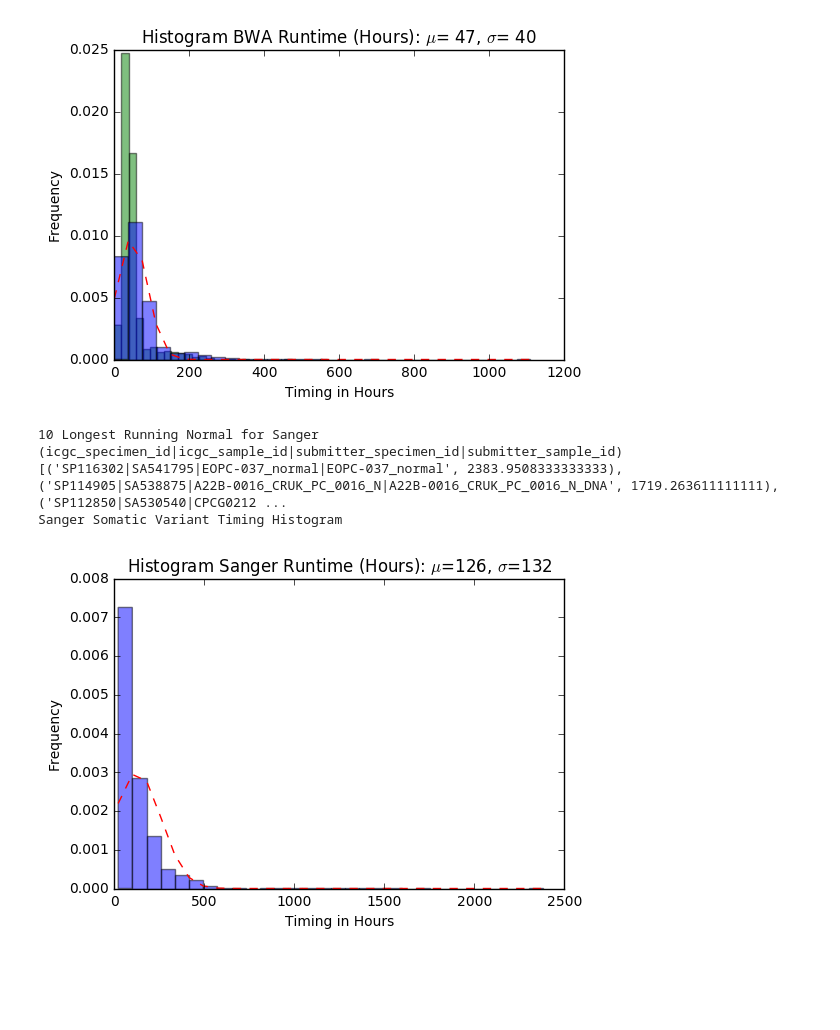
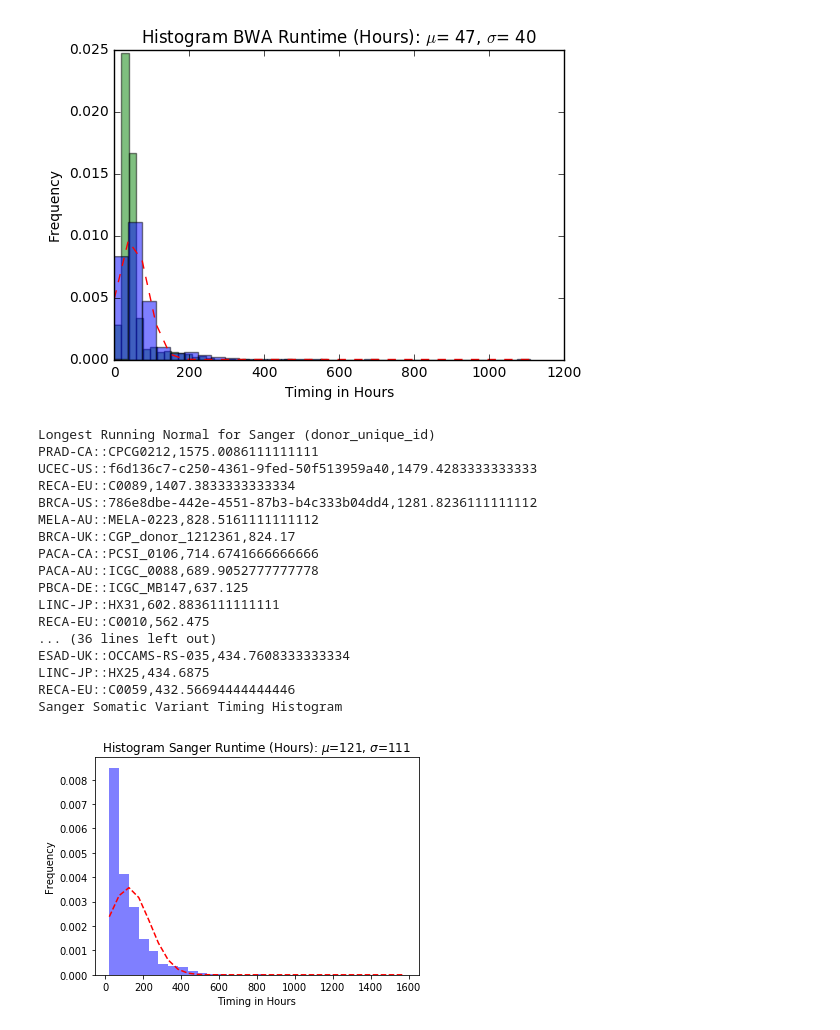
Before and after one commit to ICGC-TCGA-PanCancer/pcawg-infrastructure-paper, a Jupyter notebook: pcawg-infrastructure-paper.ipynb, the cells around one changed output. Saved outputs shown, nothing was run; the diff lists cells and outputs as text; code cells hidden in the pictures; blank space fills up the shorter version.

Commit message:
adding code to filter out multi-tumor donors from the list of longest runtimes

```diff
--- a/pcawg-infrastructure-paper.ipynb
+++ b/pcawg-infrastructure-paper.ipynb
@@ -132,6 +132,7 @@ import json
 import statistics
 import traceback
 import sys
+import operator
 
 # file content
 file_content = ""
@@ -155,6 +156,16 @@ buf = BytesIO( response.read())
 f = gzip.GzipFile(fileobj=buf)
 file_content += f.read()
 
+# multi-tumor
+multi_tumor = {}
+multi_tumor_list = 'https://raw.githubusercontent.com/ICGC-TCGA-PanCancer/pcawg-infrastructure-paper/develop/donor_multitumor.txt'
+response = urllib.request.urlopen(multi_tumor_list)
+data = response.read()      # a `bytes` object
+text = data.decode('utf-8') # a `str`
+for line in text.splitlines():
+    line.rstrip("\n\r")
+    multi_tumor[line] = True
+
 # Sanger Analysis
 timing_list = []
 
@@ -167,48 +178,70 @@ for line in file_content.splitlines():
     #print (type(json_struct['variant_calling_results']['sanger_variant_calling']['workflow_details']['variant_timing_metrics']))
     #print (json_struct['variant_calling_results']['sanger_variant_calling']['workflow_details']['variant_timing_metrics'].keys())
     try:
+        donor_unique_id = json_struct['donor_unique_id']
+        if donor_unique_id in multi_tumor.keys():
+            #print ("MULTITUMOR FOUND!!!")
+            continue
         submitter_specimen_id = json_struct['normal_specimen']['submitter_specimen_id']
         submitter_sample_id = json_struct['normal_specimen']['submitter_sample_id']
         icgc_specimen_id = json_struct['normal_specimen']['icgc_specimen_id']
         icgc_sample_id = json_struct['normal_specimen']['icgc_sample_id']
-        name_str = icgc_specimen_id+"|"+icgc_sample_id+"|"+submitter_specimen_id+"|"+submitter_sample_id
+        #name_str = icgc_specimen_id+"|"+icgc_sample_id+"|"+submitter_specimen_id+"|"+submitter_sample_id
+        name_str = donor_unique_id
         sanger_timing = 0
         timing = json_struct['variant_calling_results']['sanger_variant_calling']['workflow_details']['variant_timing_metrics']['workflow']['Wall_s']
         #print ("TIMING: " + str(timing))
         sanger_timing += timing
         #print(bwa_normal_timing)
         timing_list.append(sanger_timing/60/60)
         sorted_timing[name_str] = sanger_timing/60/60
     except:
         pass
 
-print("10 Longest Running Normal for Sanger (icgc_specimen_id|icgc_sample_id|submitter_specimen_id|submitter_sample_id)")
+#print("10 Longest Running Normal for Sanger (icgc_specimen_id|icgc_sample_id|submitter_specimen_id|submitter_sample_id)")
+print("Longest Running Normal for Sanger (donor_unique_id)")
 sorted_t = sorted(sorted_timing.items(), key=operator.itemgetter(1), reverse=True)
-print (sorted_t[:10])
+topn = sorted_t[:50]
+for item in topn:
+    print (item[0]+","+str(item[1]))
 print("Sanger Somatic Variant Timing Histogram")
 #print(bwa_normal_timing_list)
 #print(bwa_tumor_timing_list)
 
 # histogram
 mu = statistics.mean(timing_list) # mean of distribution
 sigma = statistics.stdev(timing_list) # standard deviation of distribution
 num_bins = 30
 n, bins, patches = plt.hist(timing_list, num_bins, normed=1, facecolor='blue', alpha=0.5)
 # add a 'best fit' line
 y = mlab.normpdf(bins, mu, sigma)
 plt.plot(bins, y, 'r--')
 plt.xlabel('Timing in Hours')
 plt.ylabel('Frequency')
 plt.title(r"Histogram Sanger Runtime (Hours): $\mu$=%3d, $\sigma$=%3d" % (mu, sigma))
 
 # Tweak spacing to prevent clipping of ylabel
 plt.subplots_adjust(left=0.15)
 plt.show()
 # %% [output]
-10 Longest Running Normal for Sanger (icgc_specimen_id|icgc_sample_id|submitter_specimen_id|submitter_sample_id)
-[('SP116302|SA541795|EOPC-037_normal|EOPC-037_normal', 2383.9508333333333), ('SP114905|SA538875|A22B-0016_CRUK_PC_0016_N|A22B-0016_CRUK_PC_0016_N_DNA', 1719.263611111111), ('SP112850|SA530540|CPCG0212 ...
+Longest Running Normal for Sanger (donor_unique_id)
+PRAD-CA::CPCG0212,1575.0086111111111
+UCEC-US::f6d136c7-c250-4361-9fed-50f513959a40,1479.4283333333333
+RECA-EU::C0089,1407.3833333333334
+BRCA-US::786e8dbe-442e-4551-87b3-b4c333b04dd4,1281.8236111111112
+MELA-AU::MELA-0223,828.5161111111112
+BRCA-UK::CGP_donor_1212361,824.17
+PACA-CA::PCSI_0106,714.6741666666666
+PACA-AU::ICGC_0088,689.9052777777778
+PBCA-DE::ICGC_MB147,637.125
+LINC-JP::HX31,602.8836111111111
+RECA-EU::C0010,562.475
+... (36 lines left out)
+ESAD-UK::OCCAMS-RS-035,434.7608333333334
+LINC-JP::HX25,434.6875
+RECA-EU::C0059,432.56694444444446
 Sanger Somatic Variant Timing Histogram
-[figure, old version]
+[figure, new version]
 # %%
 import matplotlib.pyplot as plt
 import matplotlib.mlab as mlab
```
Also changed, not shown: parts of 2 cells of this notebook.
